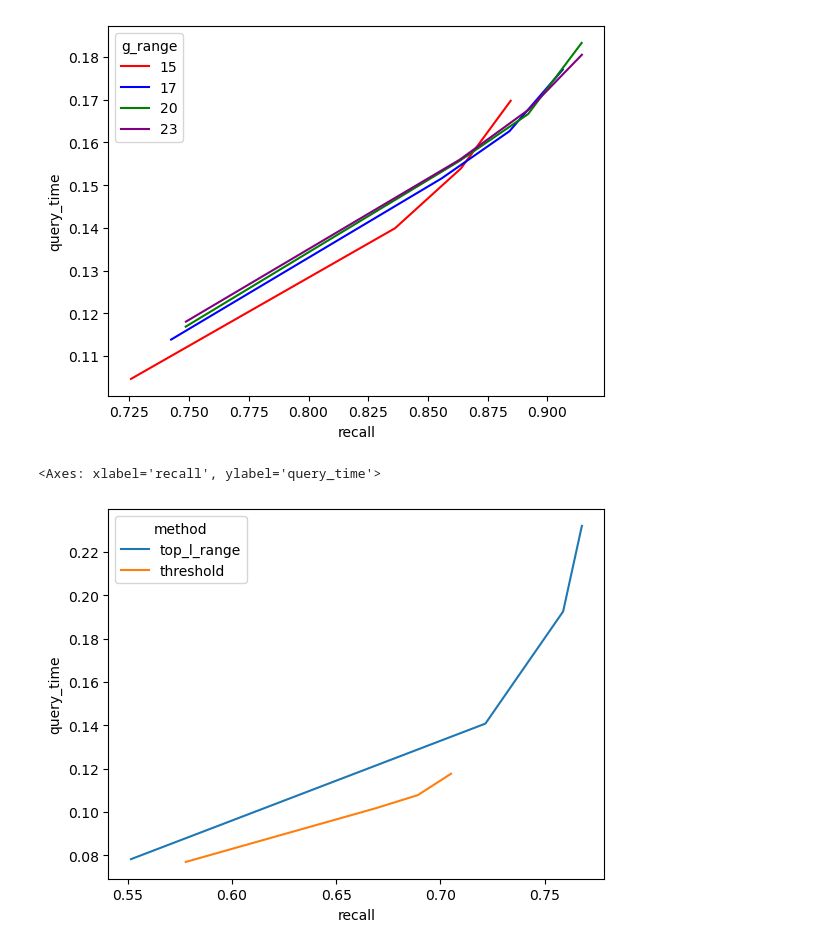
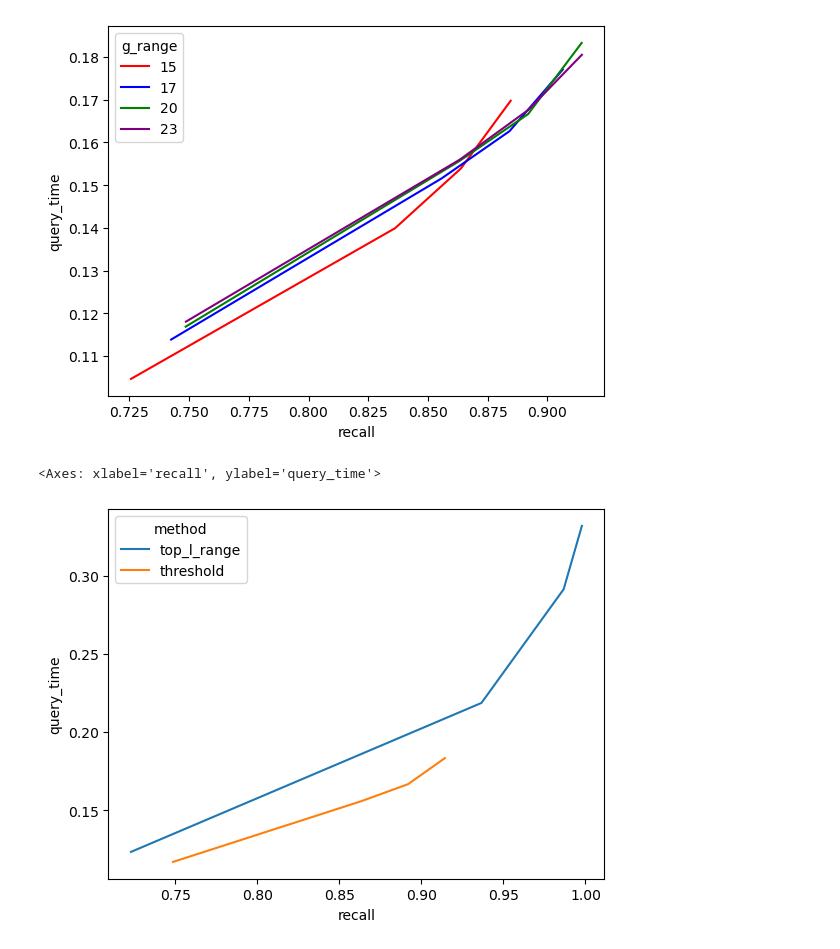
Before and after one commit to slime21023/bspli, a Jupyter notebook: plot/plot-sift-benchmark.ipynb, the cells around one changed output. Drawn from its saved outputs; the diff is of its cells as text; code cells hidden in the pictures.

Commit message:
update plot

```diff
--- a/plot/plot-sift-benchmark.ipynb
+++ b/plot/plot-sift-benchmark.ipynb
@@ -37,7 +37,7 @@ sns.lineplot(data=threshold_df.query('g_range > 13'), x="recall", y="query_time"
 # %%
 
 
-sns.lineplot(data=plot_df[plot_df['g_range'] == 10], x="recall", y="query_time", hue="method")
+sns.lineplot(data=plot_df[plot_df['g_range'] == 20], x="recall", y="query_time", hue="method")
 # %% [output]
 <Axes: xlabel='recall', ylabel='query_time'>
-[figure, old version]
+[figure, new version]
```
